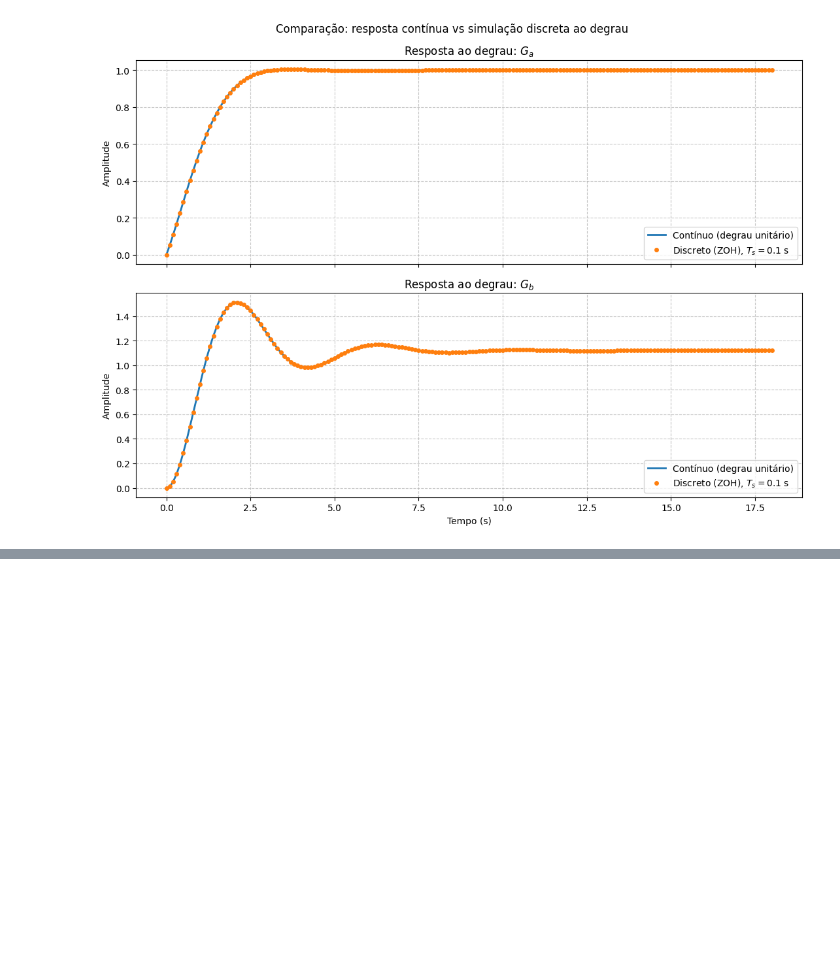
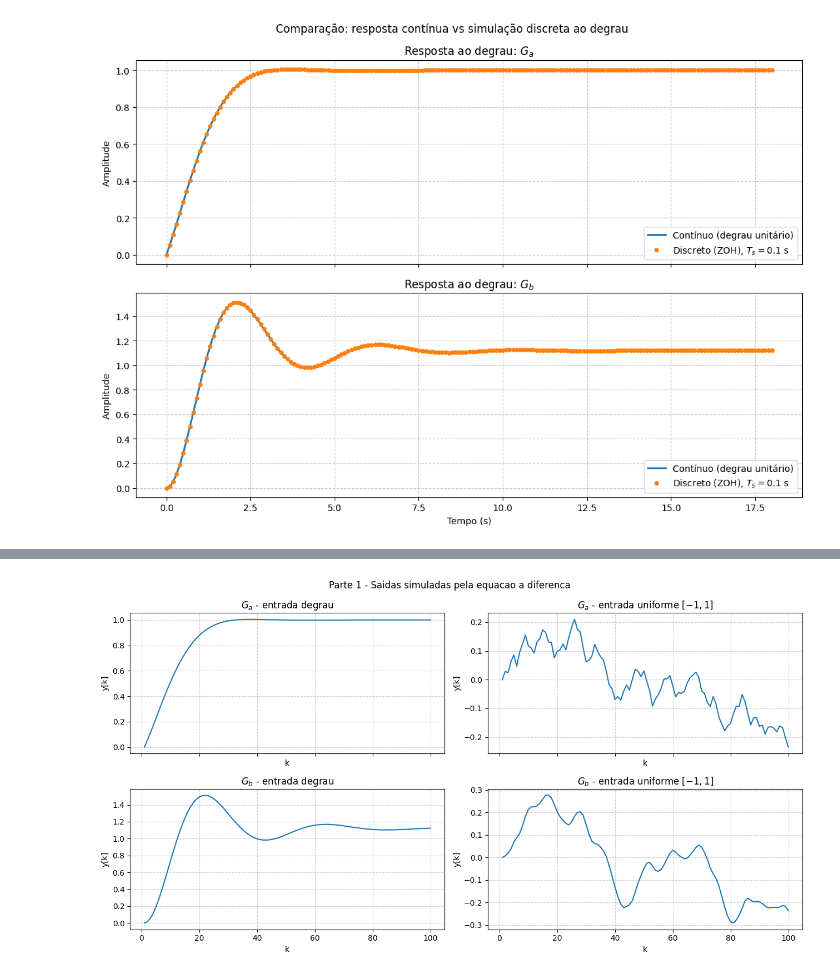
Before and after one commit to alexbatista/Introduction-to-idenfication-of-dynamic-sistems, a Jupyter notebook: Chapter5_book/roteiro_laboratorio_2.ipynb, the cells around one changed output, grey strips where cells are left out. Drawn from its saved outputs; the diff is of its cells as text; code cells hidden in the pictures; blank space fills up the shorter version.

```diff
--- a/Chapter5_book/roteiro_laboratorio_2.ipynb
+++ b/Chapter5_book/roteiro_laboratorio_2.ipynb
@@ -198,0 +214,68 @@ plt.show()
+# %%
+# ============================================================
+# Parte 1 - Simulacao das equacoes a diferenca (100 amostras, sem ruido)
+# ============================================================
+import numpy as np
+import matplotlib.pyplot as plt
+
+N = 100
+rng_in = np.random.default_rng(seed=42)
+
+# Coeficientes vindos de ga_d e gb_d (discretizacao ZOH com Ts = 0.1 s)
+# Convencao:  den[0]*y[k] + den[1]*y[k-1] + ... = num[0]*u[k-1] + num[1]*u[k-2] + ...
+num_a = np.array([ 0.0522563, -0.0855332,  0.0349991])
+den_a = np.array([ 1.0,       -2.70547,    2.44801,   -0.740818])
+
+num_b = np.array([ 0.0135168,  0.0130733])
+den_b = np.array([ 1.0,       -1.8811,     0.904837])
+
+
+def simulate_diffeq(num, den, u):
+    """
+    Resolve a equacao a diferenca isolando y[k]:
+        y[k] = (sum num[j]*u[k-1-j] - sum den[i]*y[k-i]) / den[0]
+    Considera condicoes iniciais nulas (y e u com indice negativo = 0).
+    """
+    N = len(u)
+    y = np.zeros(N)
+    na = len(den) - 1     # numero de termos y[k-i] no regressor
+    nb = len(num)         # numero de termos u[k-1-j]
+    for k in range(N):
+        acc = 0.0
+        for j in range(nb):              # entradas atrasadas
+            idx = k - (j + 1)
+            if idx >= 0:
+                acc += num[j] * u[idx]
+        for i in range(1, na + 1):       # saidas anteriores (passam pro outro lado)
+            idx = k - i
+            if idx >= 0:
+                acc -= den[i] * y[idx]
+        y[k] = acc / den[0]
+    return y
+
+
+# Entradas (100 amostras)
+u_step = np.ones(N)
+u_unif = rng_in.uniform(-1.0, 1.0, size=N)
+
+# Saidas simuladas
+y_a_step = simulate_diffeq(num_a, den_a, u_step)
+y_a_unif = simulate_diffeq(num_a, den_a, u_unif)
+y_b_step = simulate_diffeq(num_b, den_b, u_step)
+y_b_unif = simulate_diffeq(num_b, den_b, u_unif)
+
+k_axis = np.arange(1, N + 1)   # y(1) ... y(100)
+
+fig, axes = plt.subplots(2, 2, figsize=(13, 7), sharex=True)
+axes[0, 0].plot(k_axis, y_a_step); axes[0, 0].set_title(r"$G_a$ - entrada degrau")
+axes[0, 1].plot(k_axis, y_a_unif); axes[0, 1].set_title(r"$G_a$ - entrada uniforme $[-1,1]$")
+axes[1, 0].plot(k_axis, y_b_step); axes[1, 0].set_title(r"$G_b$ - entrada degrau")
+axes[1, 1].plot(k_axis, y_b_unif); axes[1, 1].set_title(r"$G_b$ - entrada uniforme $[-1,1]$")
+for ax in axes.ravel():
+    ax.set_xlabel("k"); ax.set_ylabel("y[k]")
+    ax.grid(True, linestyle="--", alpha=0.6)
+fig.suptitle("Parte 1 - Saidas simuladas pela equacao a diferenca")
+fig.tight_layout()
+plt.show()
+# %% [output]
+[figure, added]
```
Also changed, not shown: parts of 4 cells of this notebook, 2 other files.
